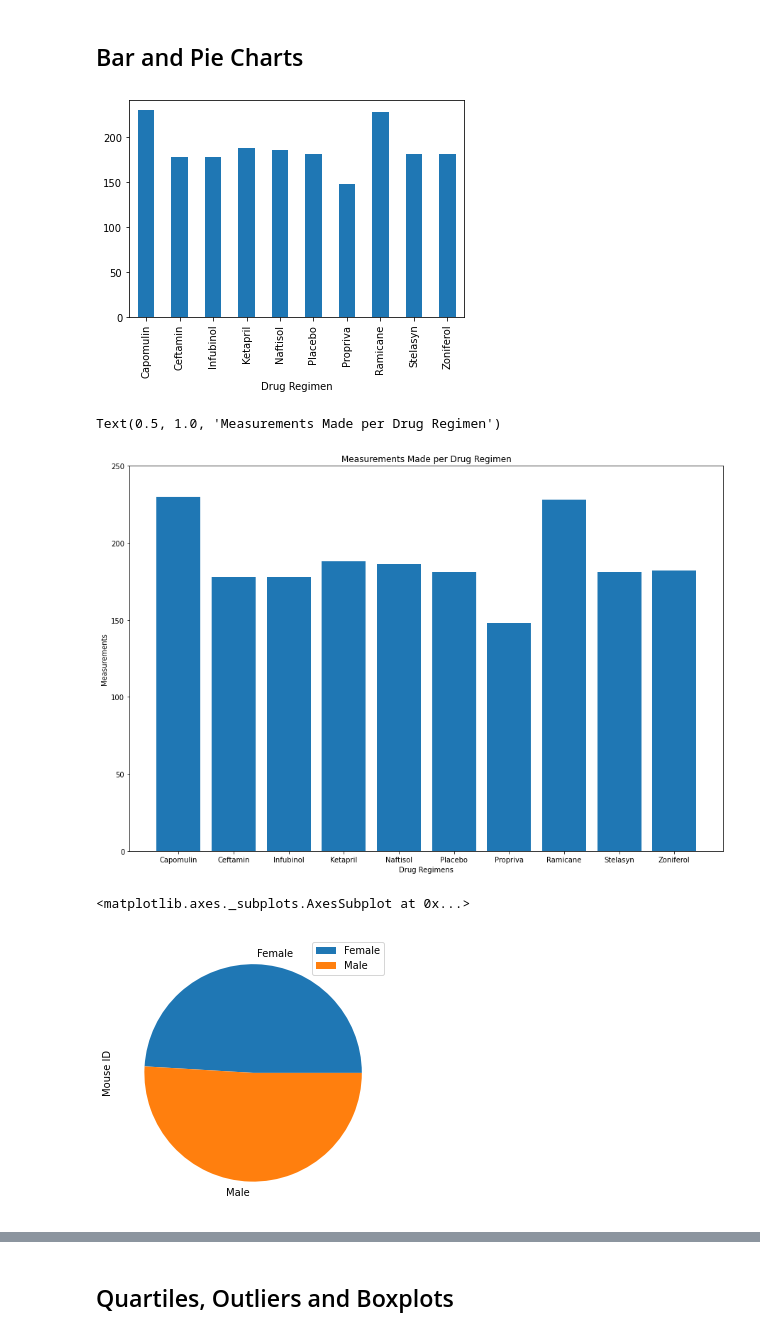
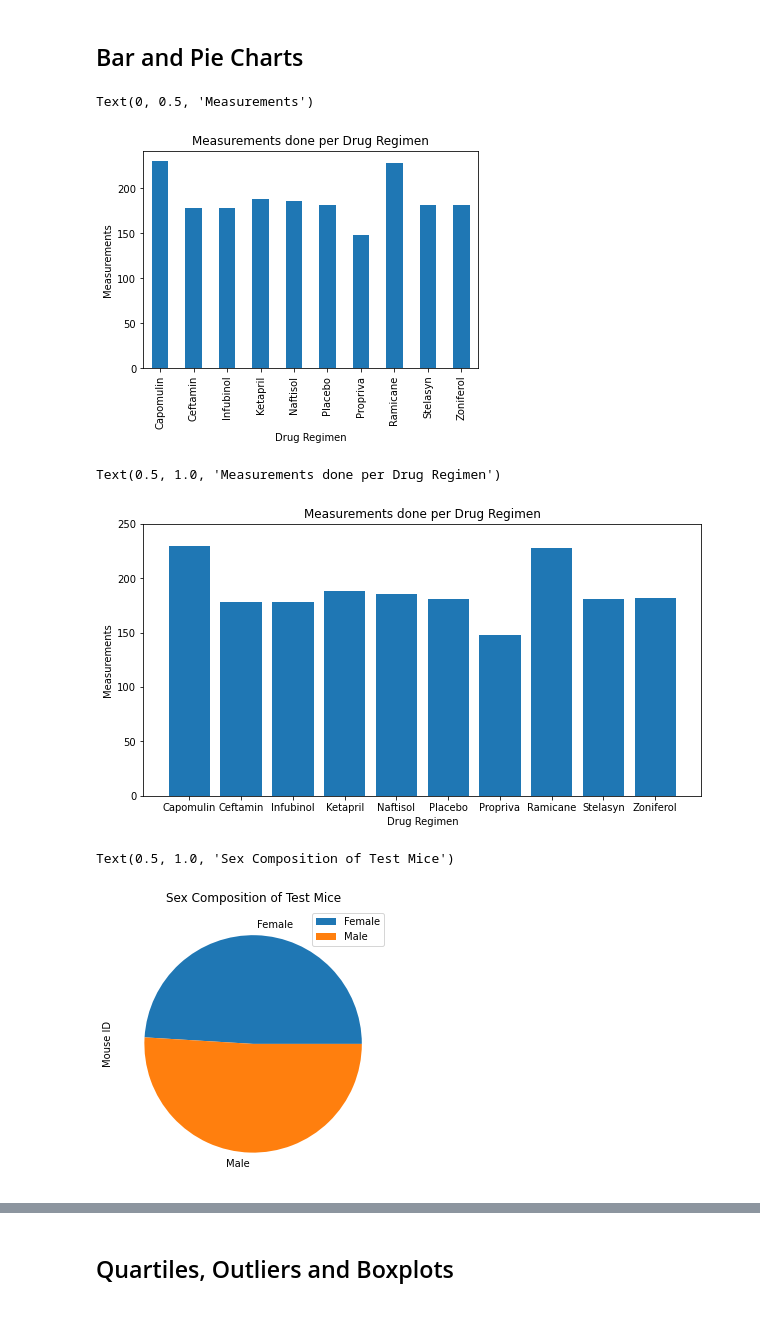
Before and after one commit to Uc71/Chemotherapy-Drug-Trials, a Jupyter notebook: week_05 Matplotlib_Homework_Pymaceuticals_pymaceuticals_starter.ipynb, the cells around one changed output, grey strips where cells are left out. Drawn from its saved outputs; the diff is of its cells as text; code cells hidden in the pictures.

```diff
--- a/week_05 Matplotlib_Homework_Pymaceuticals_pymaceuticals_starter.ipynb
+++ b/week_05 Matplotlib_Homework_Pymaceuticals_pymaceuticals_starter.ipynb
@@ -146,28 +146,32 @@ bar_df
 # %%
 # Generate a bar plot showing the total number of measurements taken on each drug regimen using pandas.
 ax=bar_df["count"].plot.bar()
+plt.title("Measurements done per Drug Regimen")
+plt.ylabel("Measurements")
 # %% [output]
+Text(0, 0.5, 'Measurements')
-[figure, old version]
+[figure, new version]
 # %%
 # Generate a bar plot showing the total number of measurements taken on each drug regimen using pyplot.
 regimens=["Capomulin","Ceftamin","Infubinol","Ketapril","Naftisol","Placebo","Propriva","Ramicane","Stelasyn","Zoniferol"]
 barheight=newmerge_df.groupby("Drug Regimen").count()["Mouse ID"]
-ax = plt.subplots(figsize=(15,10))
+ax = plt.subplots(figsize=(10,5))
 plt.bar(regimens,barheight)
-plt.xlabel("Drug Regimens")
+plt.xlabel("Drug Regimen")
 plt.ylabel("Measurements")
 plt.ylim(0,250)
-plt.title("Measurements Made per Drug Regimen")
+plt.title("Measurements done per Drug Regimen")
 # %% [output]
-Text(0.5, 1.0, 'Measurements Made per Drug Regimen')
+Text(0.5, 1.0, 'Measurements done per Drug Regimen')
-[figure, old version]
+[figure, new version]
 # %%
 # Generate a pie plot showing the distribution of female versus male mice using pandas
 mergesex_df=newmerge_df.groupby("Sex").count()
 mergesex_df.plot.pie(y="Mouse ID",figsize=(5, 5))
+plt.title("Sex Composition of Test Mice")
 # %% [output]
-<matplotlib.axes._subplots.AxesSubplot at 0x...>
+Text(0.5, 1.0, 'Sex Composition of Test Mice')
-[figure, old version]
+[figure, new version]
 # %%
 # Generate a pie plot showing the distribution of female versus male mice using pyplot
 labels=["Female","Male"]
```
Also changed, not shown: parts of 4 cells of this notebook.
